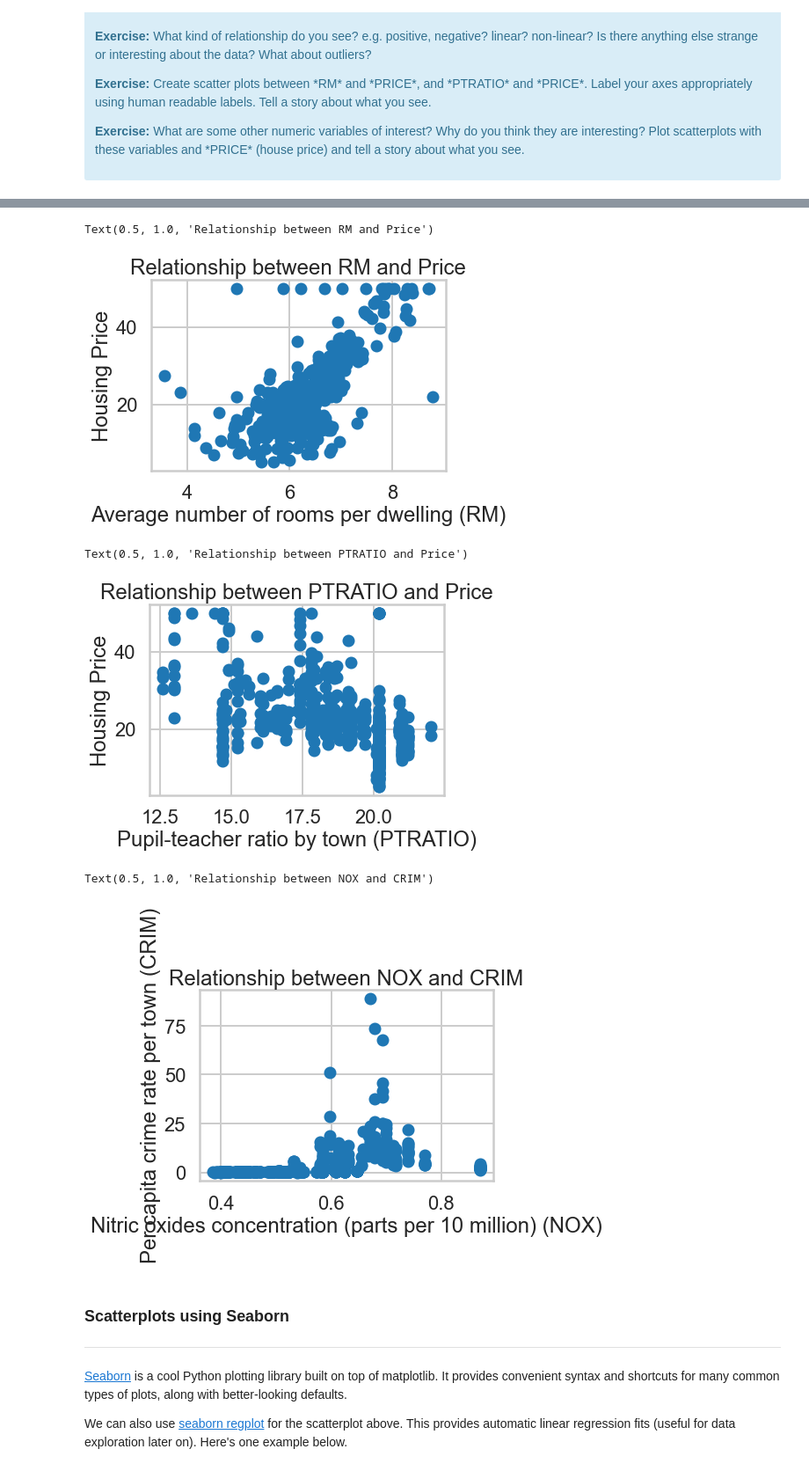
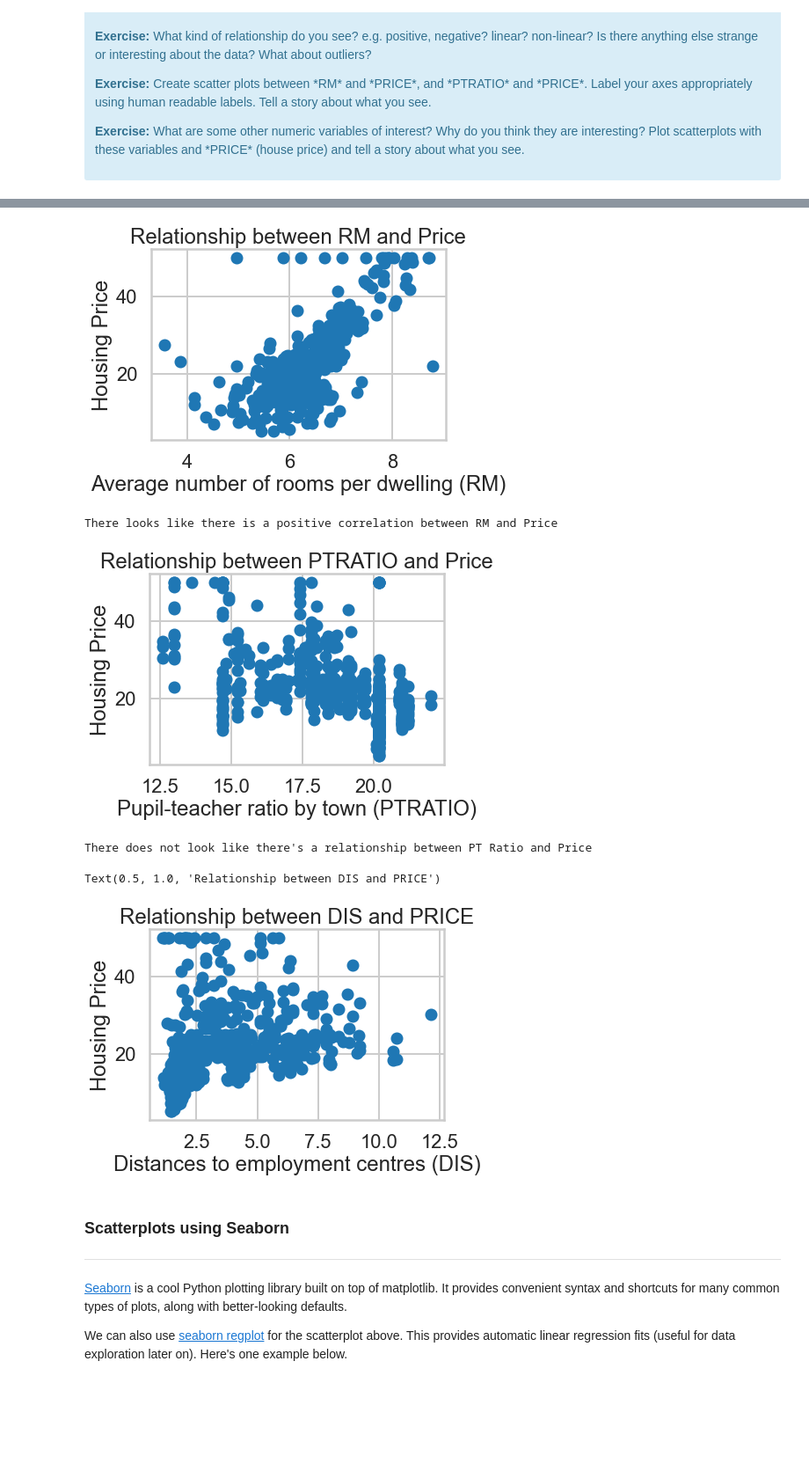
Before and after one commit to nnair12/mec-mini-projects, a Jupyter notebook: mec-11.4.1-linear-regression-mini-project/Mini_Project_Linear_Regression.ipynb, the cells around one changed output, grey strips where cells are left out. Shown at 88% size. Saved outputs shown, nothing was run; the diff lists cells and outputs as text; code cells hidden in the pictures; blank space fills up the shorter version.

```diff
--- a/mec-11.4.1-linear-regression-mini-project/Mini_Project_Linear_Regression.ipynb
+++ b/mec-11.4.1-linear-regression-mini-project/Mini_Project_Linear_Regression.ipynb
@@ -285,27 +286,31 @@ plt.scatter(bos.RM, bos.PRICE)
 plt.xlabel('Average number of rooms per dwelling (RM)')
 plt.ylabel('Housing Price')
 plt.title('Relationship between RM and Price')
+plt.show()
+print("There looks like there is a positive correlation between RM and Price")
 # %% [output]
+[figure]
-Text(0.5, 1.0, 'Relationship between RM and Price')
+There looks like there is a positive correlation between RM and Price
-[figure]
 # %%
 # Scatter plot between *PTRATIO* and *PRICE*
 plt.scatter(bos.PTRATIO, bos.PRICE)
 plt.xlabel('Pupil-teacher ratio by town (PTRATIO)')
 plt.ylabel('Housing Price')
 plt.title('Relationship between PTRATIO and Price')
+plt.show()
+print('There does not look like there\'s a relationship between PT Ratio and Price')
 # %% [output]
+[figure]
-Text(0.5, 1.0, 'Relationship between PTRATIO and Price')
+There does not look like there's a relationship between PT Ratio and Price
-[figure]
 # %%
 # Create some other scatter plots
-plt.scatter(bos.NOX, bos.CRIM)
-plt.xlabel('Nitric oxides concentration (parts per 10 million) (NOX)')
-plt.ylabel('Per capita crime rate per town (CRIM)')
-plt.title('Relationship between NOX and CRIM')
+plt.scatter(bos.DIS, bos.PRICE)
+plt.xlabel('Distances to employment centres (DIS)')
+plt.ylabel('Housing Price')
+plt.title('Relationship between DIS and PRICE')
 # %% [output]
-Text(0.5, 1.0, 'Relationship between NOX and CRIM')
+Text(0.5, 1.0, 'Relationship between DIS and PRICE')
-[figure, old version]
+[figure, new version]
 # %% [markdown]
 ### Scatterplots using Seaborn
 ***
```
Also changed, not shown: parts of 27 cells of this notebook.
